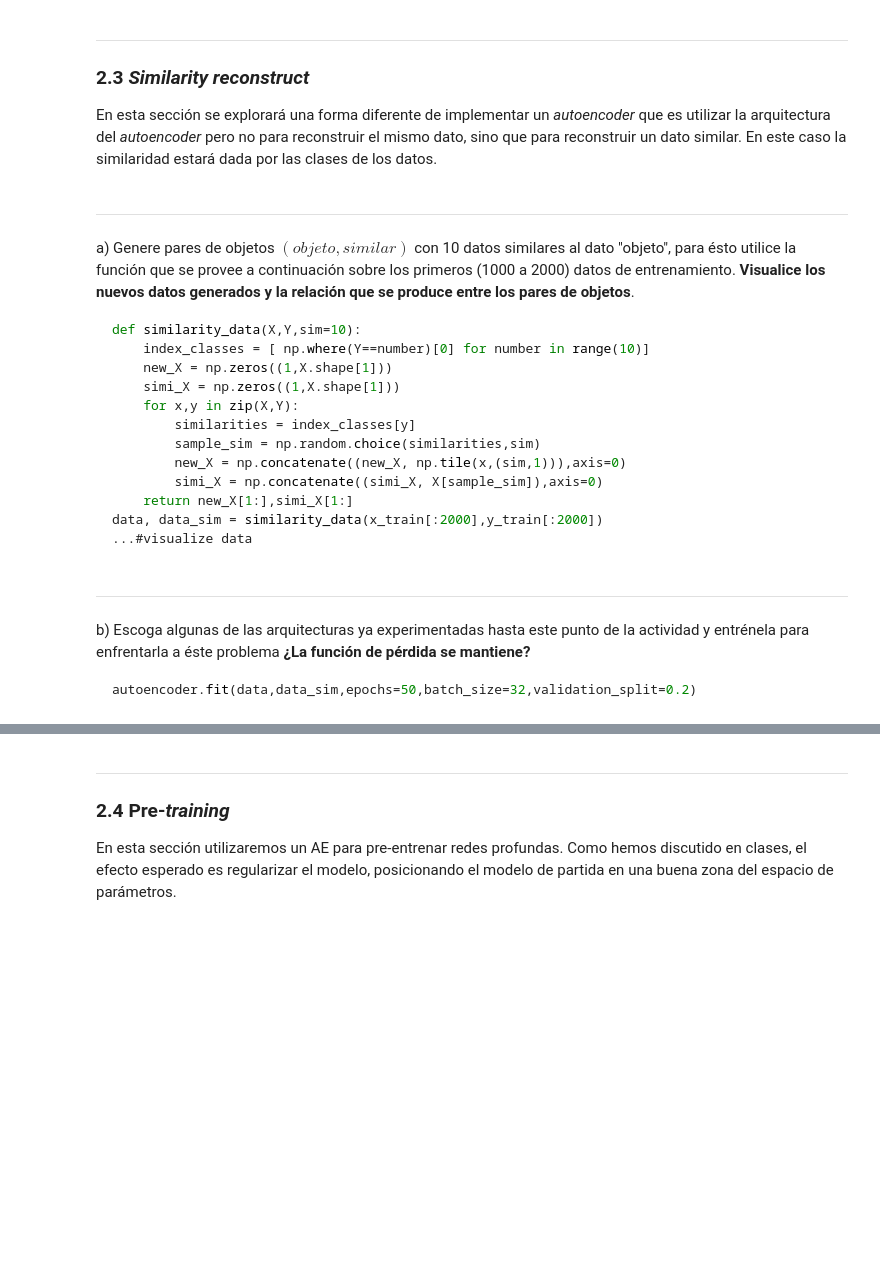
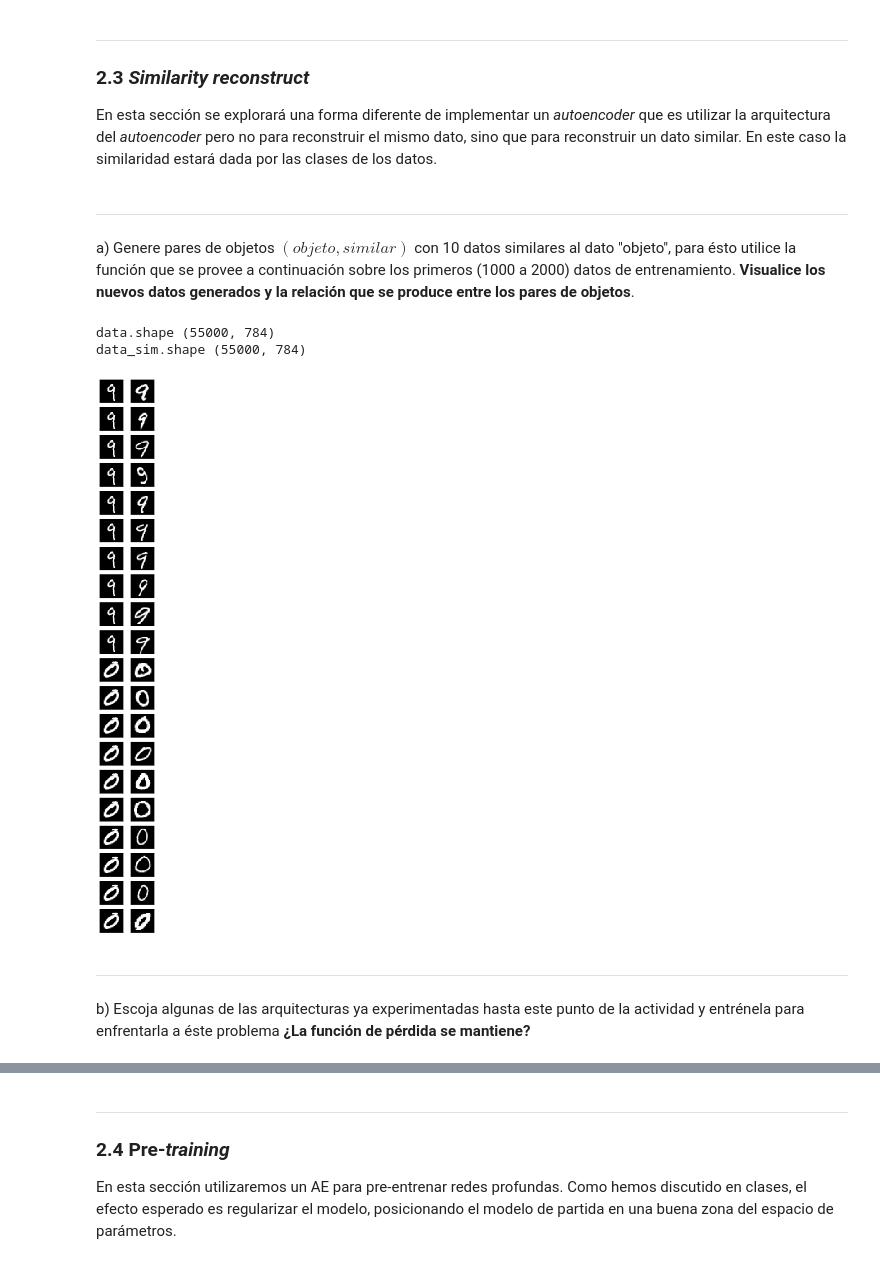
Before and after one commit to Autopawn/ann-tarea3, a Jupyter notebook: tarea3_parte2.ipynb, the cells around one changed output, grey strips where cells are left out. Cells and saved outputs as stored; diff of their text form; code cells hidden in the pictures; blank space fills up the shorter version.

````diff
--- a/tarea3_parte2.ipynb
+++ b/tarea3_parte2.ipynb
@@ -657,7 +655,7 @@ for dim in DIMS3:
 d) Diseñe otra manera de generar imágenes corruptas del dataset MNIST, por ejemplo algún tipo de ruido, sea creativo. **Mida el error de reconstrucción y evalúe cualitativamente** (visualización de la imagen corrupta y reconstruida) el resultado para un subconjunto representativo de imágenes.
 # %%
 @numba.jit
-def creepy_noise(data,t=30):
+def creepy_noise(data,t=50):
     data = np.copy(data).reshape((data.shape[0],28,28))
     for i in range(data.shape[0]):
         for _ in range(t):
@@ -750,24 +748,42 @@ En esta sección se explorará una forma diferente de implementar un *autoencode
 ---
 
 a) Genere pares de objetos $(objeto,similar)$ con 10 datos similares al dato "objeto", para ésto utilice la función que se provee a continuación sobre los primeros (1000 a 2000) datos de entrenamiento. **Visualice los nuevos datos generados y la relación que se produce entre los pares de objetos**.
-```python
-def similarity_data(X,Y,sim=10):
-    index_classes = [ np.where(Y==number)[0] for number in range(10)]
-    new_X = np.zeros((1,X.shape[1]))
-    simi_X = np.zeros((1,X.shape[1]))
-    for x,y in zip(X,Y):
-        similarities = index_classes[y]
-        sample_sim = np.random.choice(similarities,sim)
-        new_X = np.concatenate((new_X, np.tile(x,(sim,1))),axis=0)
-        simi_X = np.concatenate((simi_X, X[sample_sim]),axis=0)
-    return new_X[1:],simi_X[1:]
-data, data_sim = similarity_data(x_train[:2000],y_train[:2000])
-...#visualize data
-```
+# %%
+def similarity_data(X,Y,sim=10):
+    index_classes = [np.where(Y==number)[0] for number in range(10)]
+    new_X = []
+    simi_X = []
+    for x,y in zip(X,Y):
+        similarities = index_classes[y]
+        sample_sim = np.random.choice(similarities,sim)
+        new_X.append(np.tile(x,(sim,1)))
+        simi_X.append(X[sample_sim])
+    new_X = np.concatenate(new_X,axis=0)
+    simi_X = np.concatenate(simi_X,axis=0)
+    return new_X,simi_X
+# %%
+data,data_sim = similarity_data(x_tra_f[:5500],y_tra[:5500])
+
+print("data.shape",data.shape)
+print("data_sim.shape",data_sim.shape)
+
+#
+N = 20
+plt.figure(figsize=(2,N))
+#plt.suptitle(name)
+for i in range(N):
+    ax = plt.subplot(N,2,2*i+1)
+    ax.get_xaxis().set_visible(False); ax.get_yaxis().set_visible(False)
+    plt.imshow(data[i].reshape(28,28),cmap='gray',vmin=0,vmax=1)
+    ax = plt.subplot(N,2,2*i+2)
+    ax.get_xaxis().set_visible(False); ax.get_yaxis().set_visible(False)
+    plt.imshow(data_sim[i].reshape(28,28),cmap='gray',vmin=0,vmax=1)
+plt.show()
+# %% [output]
+data.shape (55000, 784)
+data_sim.shape (55000, 784)
+[figure, added]
 # %% [markdown]
 ---
 
-b) Escoga algunas de las arquitecturas ya experimentadas hasta este punto de la actividad y entrénela para enfrentarla a éste problema **¿La función de pérdida se mantiene?**
-```python
-autoencoder.fit(data,data_sim,epochs=50,batch_size=32,validation_split=0.2)
-```
+b) Escoja algunas de las arquitecturas ya experimentadas hasta este punto de la actividad y entrénela para enfrentarla a éste problema **¿La función de pérdida se mantiene?**
````
Also changed, not shown: parts of 33 cells of this notebook.
